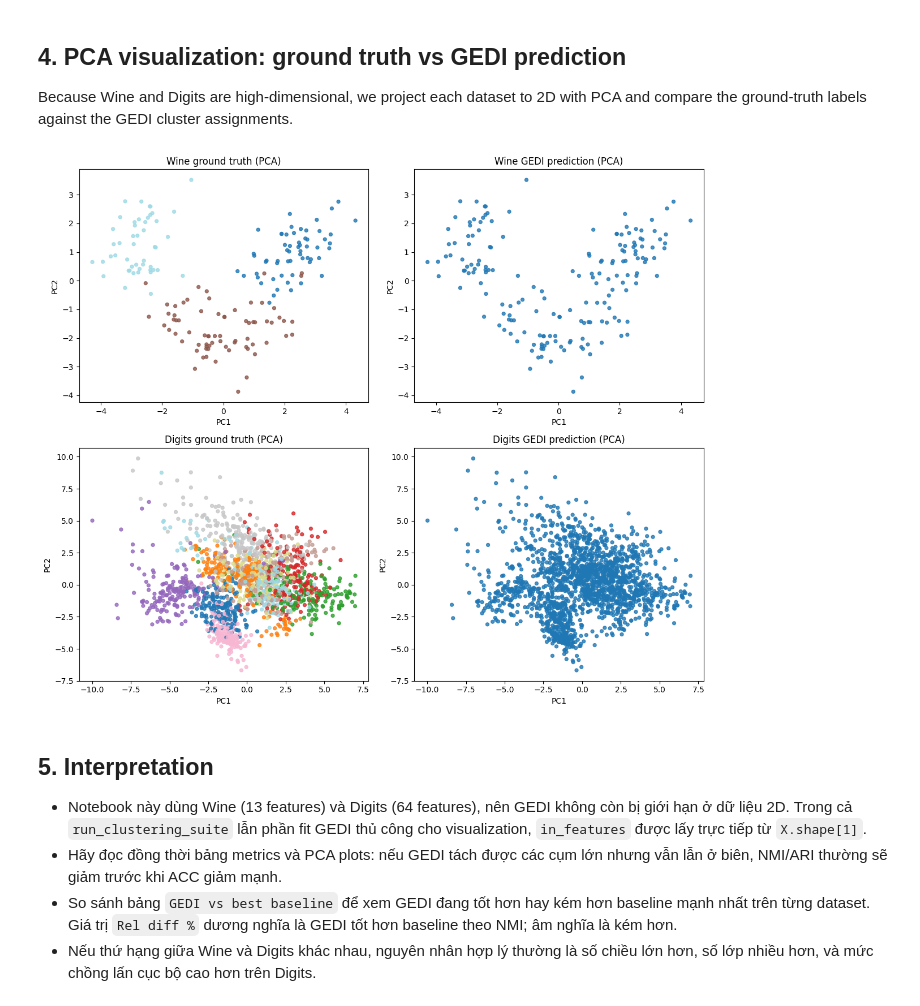
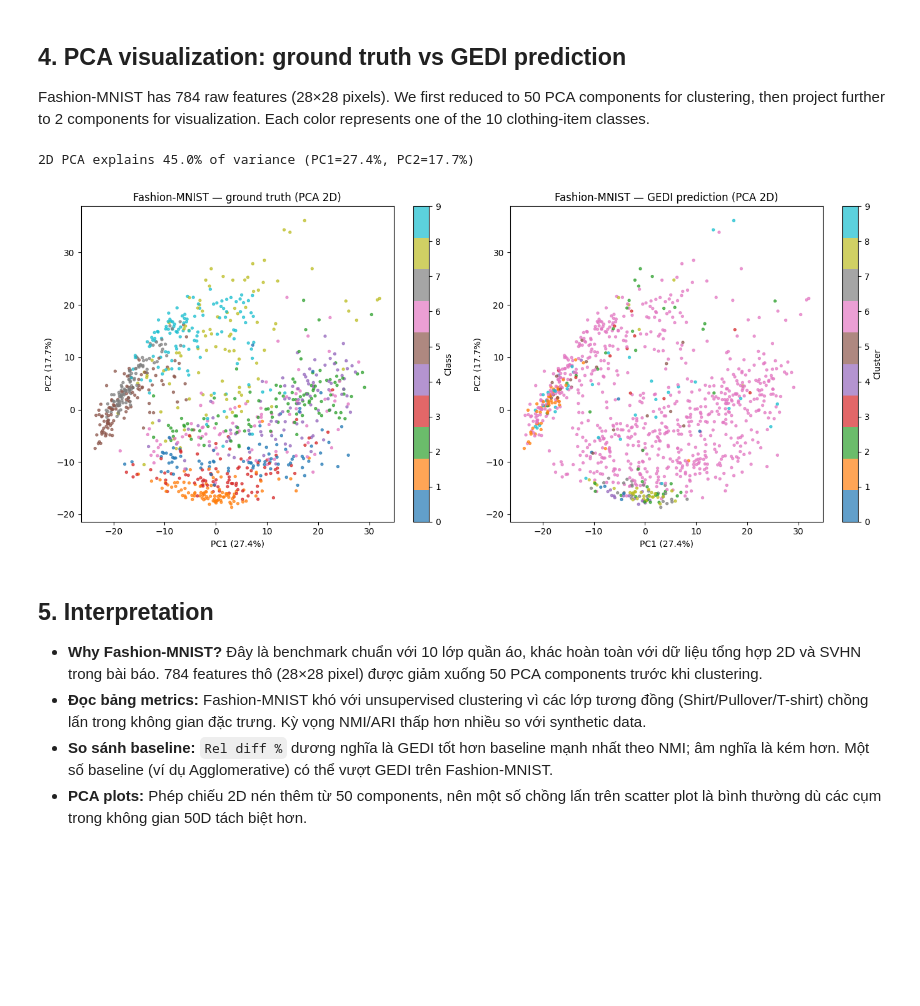
Before and after one commit to hvpng/GEDI---Lab-3, a Jupyter notebook: notebooks/03_new_dataset_evaluation.ipynb, the cells around one changed output. Drawn from its saved outputs; the diff is of its cells as text; code cells hidden in the pictures; blank space fills up the shorter version.

```diff
--- a/notebooks/03_new_dataset_evaluation.ipynb
+++ b/notebooks/03_new_dataset_evaluation.ipynb
@@ -143,46 +179,40 @@ display(comparison_df)
 # %% [markdown]
 ## 4. PCA visualization: ground truth vs GEDI prediction
-Because Wine and Digits are high-dimensional, we project each dataset to 2D with PCA and compare the ground-truth labels against the GEDI cluster assignments.
+Fashion-MNIST has 784 raw features (28×28 pixels). We first reduced to 50 PCA components for clustering, then project further to 2 components for visualization. Each color represents one of the 10 clothing-item classes.
 # %%
-fig, axes = plt.subplots(2, 2, figsize=(12, 10))
+pca_vis = PCA(n_components=2, random_state=0).fit(X_fmnist)
+pca_2d = pca_vis.transform(X_fmnist)
+var = pca_vis.explained_variance_ratio_
+print(f"2D PCA explains {var.sum():.1%} of variance (PC1={var[0]:.1%}, PC2={var[1]:.1%})")
 
-for row, dataset_name in enumerate(['wine', 'digits']):
-    payload = datasets[dataset_name]
-    pca_2d = payload['pca_2d']
-    y_true = payload['y']
-    y_pred = payload['gedi_pred']
+fig, axes = plt.subplots(1, 2, figsize=(14, 6))
 
-    axes[row, 0].scatter(
-        pca_2d[:, 0],
-        pca_2d[:, 1],
-        c=y_true,
-        cmap='tab20',
-        s=18,
-        alpha=0.8,
-    )
-    axes[row, 0].set_title(f'{dataset_name.title()} ground truth (PCA)')
-    axes[row, 0].set_xlabel('PC1')
-    axes[row, 0].set_ylabel('PC2')
+sc0 = axes[0].scatter(
+    pca_2d[:, 0], pca_2d[:, 1],
+    c=y_fmnist, cmap='tab10', s=8, alpha=0.7,
+)
+axes[0].set_title('Fashion-MNIST — ground truth (PCA 2D)')
+axes[0].set_xlabel(f'PC1 ({var[0]:.1%})')
+axes[0].set_ylabel(f'PC2 ({var[1]:.1%})')
+plt.colorbar(sc0, ax=axes[0], ticks=range(10), label='Class')
 
-    axes[row, 1].scatter(
-        pca_2d[:, 0],
-        pca_2d[:, 1],
-        c=y_pred,
-        cmap='tab20',
-        s=18,
-        alpha=0.8,
-    )
-    axes[row, 1].set_title(f'{dataset_name.title()} GEDI prediction (PCA)')
-    axes[row, 1].set_xlabel('PC1')
-    axes[row, 1].set_ylabel('PC2')
+sc1 = axes[1].scatter(
+    pca_2d[:, 0], pca_2d[:, 1],
+    c=gedi_pred_fmnist, cmap='tab10', s=8, alpha=0.7,
+)
+axes[1].set_title('Fashion-MNIST — GEDI prediction (PCA 2D)')
+axes[1].set_xlabel(f'PC1 ({var[0]:.1%})')
+axes[1].set_ylabel(f'PC2 ({var[1]:.1%})')
+plt.colorbar(sc1, ax=axes[1], ticks=range(10), label='Cluster')
 
 plt.tight_layout()
 plt.show()
 # %% [output]
+2D PCA explains 45.0% of variance (PC1=27.4%, PC2=17.7%)
-[figure, old version]
+[figure, new version]
 # %% [markdown]
 ## 5. Interpretation
-- Notebook này dùng Wine (13 features) và Digits (64 features), nên GEDI không còn bị giới hạn ở dữ liệu 2D. Trong cả `run_clustering_suite` lẫn phần fit GEDI thủ công cho visualization, `in_features` được lấy trực tiếp từ `X.shape[1]`.
-- Hãy đọc đồng thời bảng metrics và PCA plots: nếu GEDI tách được các cụm lớn nhưng vẫn lẫn ở biên, NMI/ARI thường sẽ giảm trước khi ACC giảm mạnh.
-- So sánh bảng `GEDI vs best baseline` để xem GEDI đang tốt hơn hay kém hơn baseline mạnh nhất trên từng dataset. Giá trị `Rel diff %` dương nghĩa là GEDI tốt hơn baseline theo NMI; âm nghĩa là kém hơn.
-- Nếu thứ hạng giữa Wine và Digits khác nhau, nguyên nhân hợp lý thường là số chiều lớn hơn, số lớp nhiều hơn, và mức chồng lấn cục bộ cao hơn trên Digits.
+- **Why Fashion-MNIST?** Đây là benchmark chuẩn với 10 lớp quần áo, khác hoàn toàn với dữ liệu tổng hợp 2D và SVHN trong bài báo. 784 features thô (28×28 pixel) được giảm xuống 50 PCA components trước khi clustering.
+- **Đọc bảng metrics:** Fashion-MNIST khó với unsupervised clustering vì các lớp tương đồng (Shirt/Pullover/T-shirt) chồng lấn trong không gian đặc trưng. Kỳ vọng NMI/ARI thấp hơn nhiều so với synthetic data.
+- **So sánh baseline:** `Rel diff %` dương nghĩa là GEDI tốt hơn baseline mạnh nhất theo NMI; âm nghĩa là kém hơn. Một số baseline (ví dụ Agglomerative) có thể vượt GEDI trên Fashion-MNIST.
+- **PCA plots:** Phép chiếu 2D nén thêm từ 50 components, nên một số chồng lấn trên scatter plot là bình thường dù các cụm trong không gian 50D tách biệt hơn.
```
Also changed, not shown: parts of 8 cells of this notebook, 8 other files.
